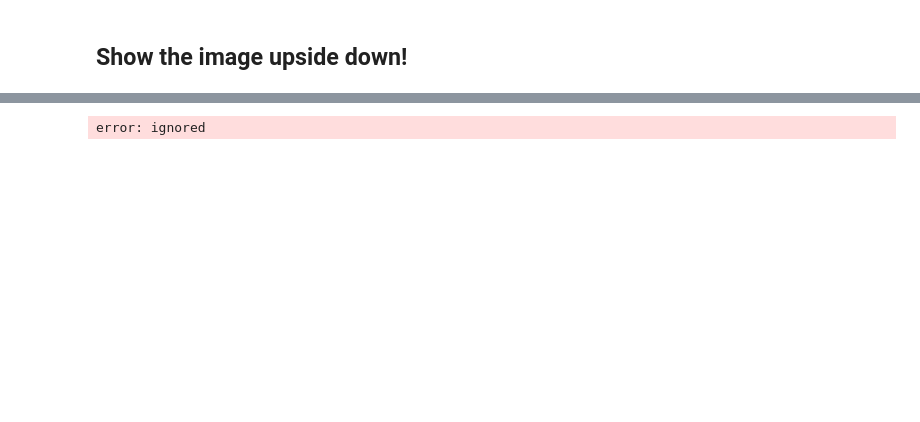
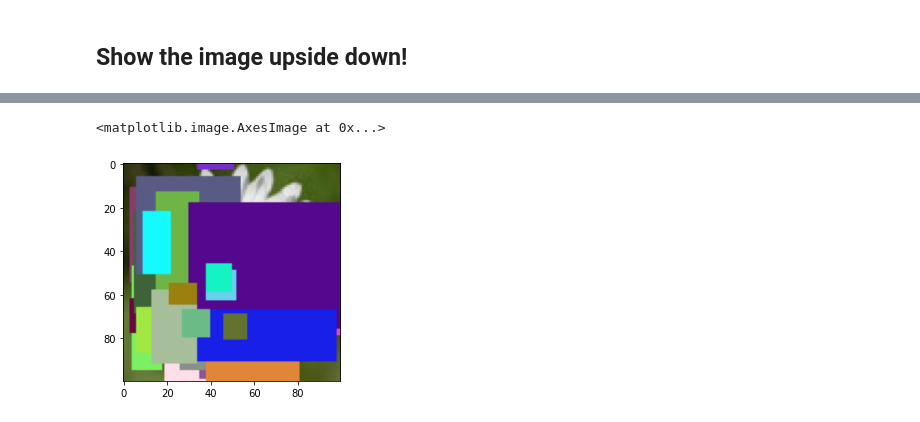
Before and after one commit to noora20FH/PCVK, a Jupyter notebook: week2.ipynb, the cells around one changed output, grey strips where cells are left out. Drawn from its saved outputs; the diff is of its cells as text; code cells hidden in the pictures; blank space fills up the shorter version.

```diff
--- a/week2.ipynb
+++ b/week2.ipynb
@@ -342,5 +365,7 @@ plt.show()
 # %%
-daisy5 = cv.flip(cv.cvtColor(daisy4,cv.COLOR_BGR2RGB), 0)
+# daisy5 = cv.flip(cv.cvtColor(daisy,cv.COLOR_BGR2RGB), 0)
+daisy5 = cv.flip(daisy7, 0)
 plt.imshow(daisy5)
 # %% [output]
-error: ignored
+<matplotlib.image.AxesImage at 0x...>
+[figure, added]
```
Also changed, not shown: parts of 15 cells of this notebook.
